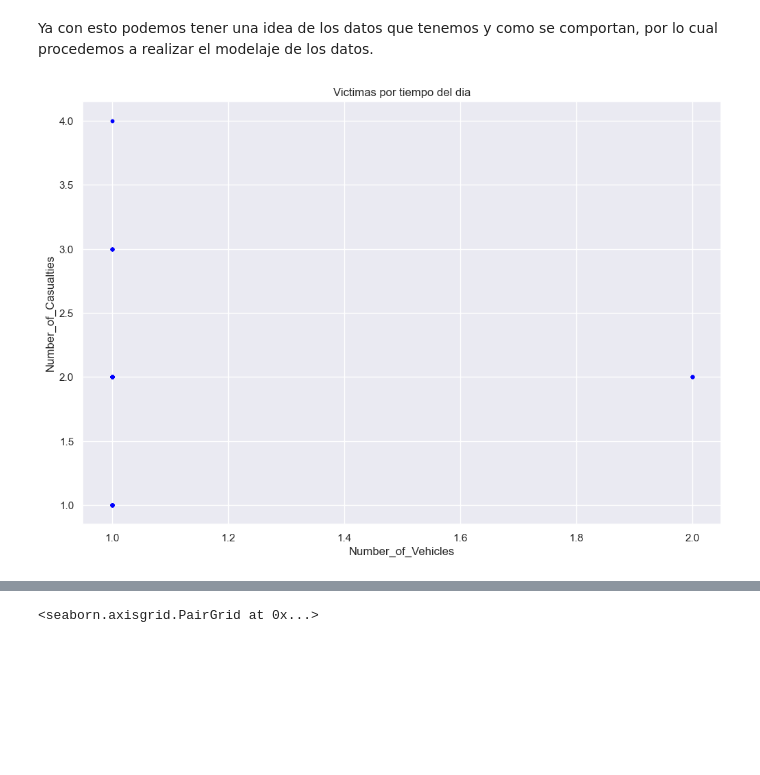
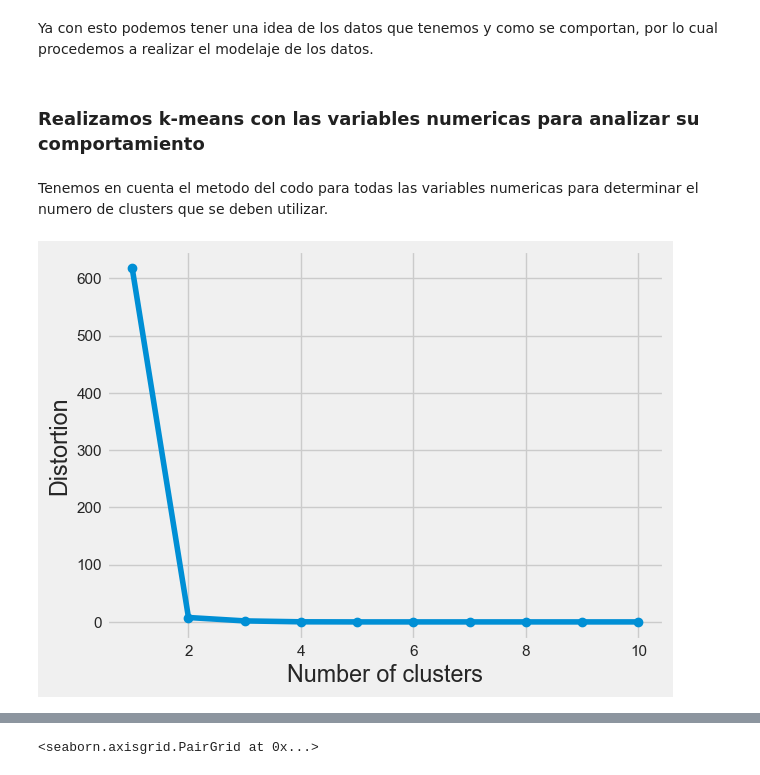
Before and after one commit to Zucaritas-BI/Laboratorio-1, a Jupyter notebook: Lab 1 - Clustering/laboratorio_desarrollo.ipynb, the cells around one changed output, grey strips where cells are left out. Saved outputs shown, nothing was run; the diff lists cells and outputs as text; code cells hidden in the pictures; blank space fills up the shorter version.

```diff
--- a/Lab 1 - Clustering/laboratorio_desarrollo.ipynb
+++ b/Lab 1 - Clustering/laboratorio_desarrollo.ipynb
@@ -545,10 +559,4 @@ df_accidents_prep = df_accidents[name_cols_number]
-# %%
-# Visualización de un scatter plot usando matplotlib
-plt.figure(figsize = (12, 8))
-plt.plot(df_accidents['Number_of_Vehicles'], df_accidents['Number_of_Casualties'], '.', color = 'blue')
-plt.title('Victimas por tiempo del dia')
-plt.xlabel('Number_of_Vehicles')
-plt.ylabel('Number_of_Casualties')
-plt.show()
-# %% [output]
-[figure, removed]
+# %% [markdown]
+### Realizamos k-means con las variables numericas para analizar su comportamiento
+# %% [markdown]
+Tenemos en cuenta el metodo del codo para todas las variables numericas para determinar el numero de clusters que se deben utilizar.
@@ -554,0 +616,4 @@ plt.show()
+# %%
+plot_distortion(df_accidents_prep_norm)
+# %% [output]
+[figure, added]
```
Also changed, not shown: parts of 41 cells of this notebook.
